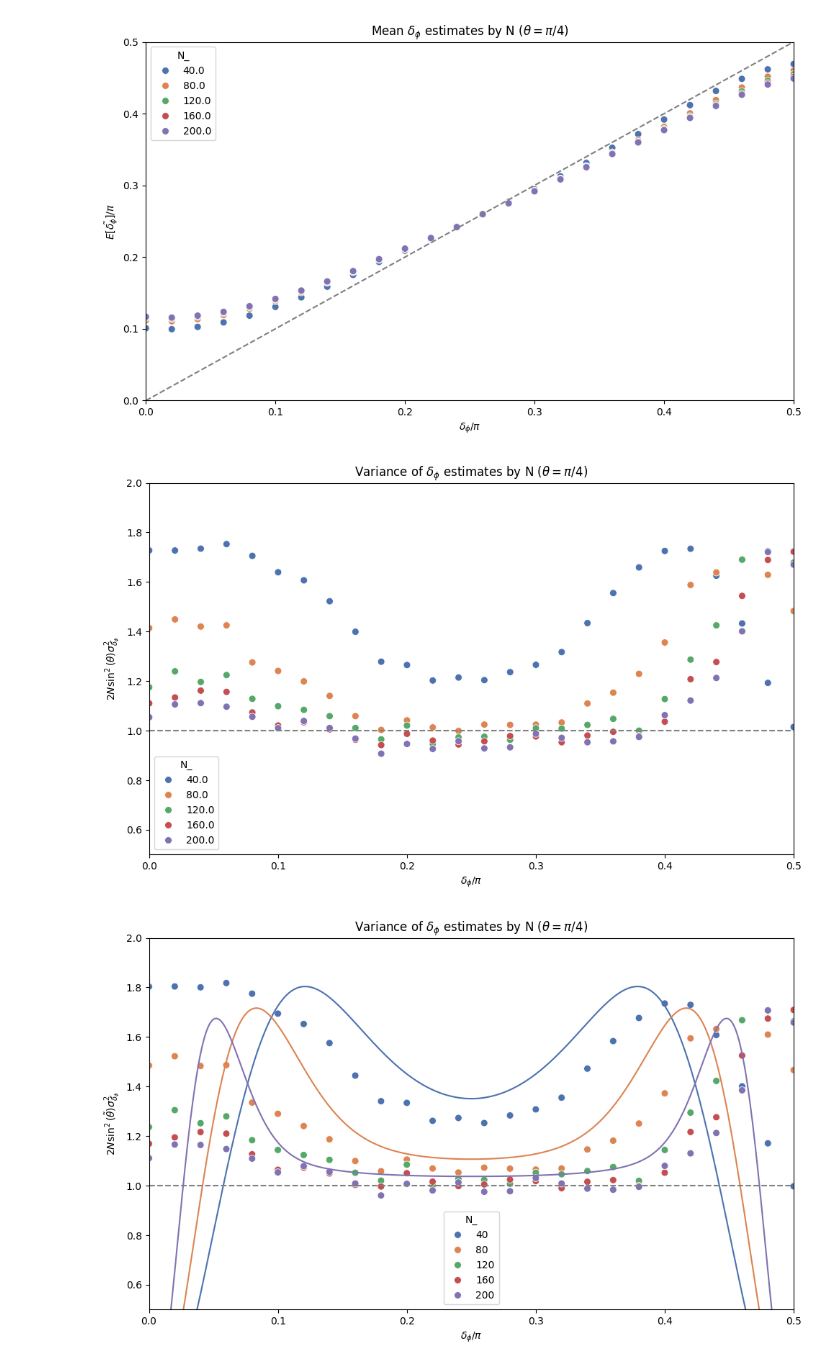
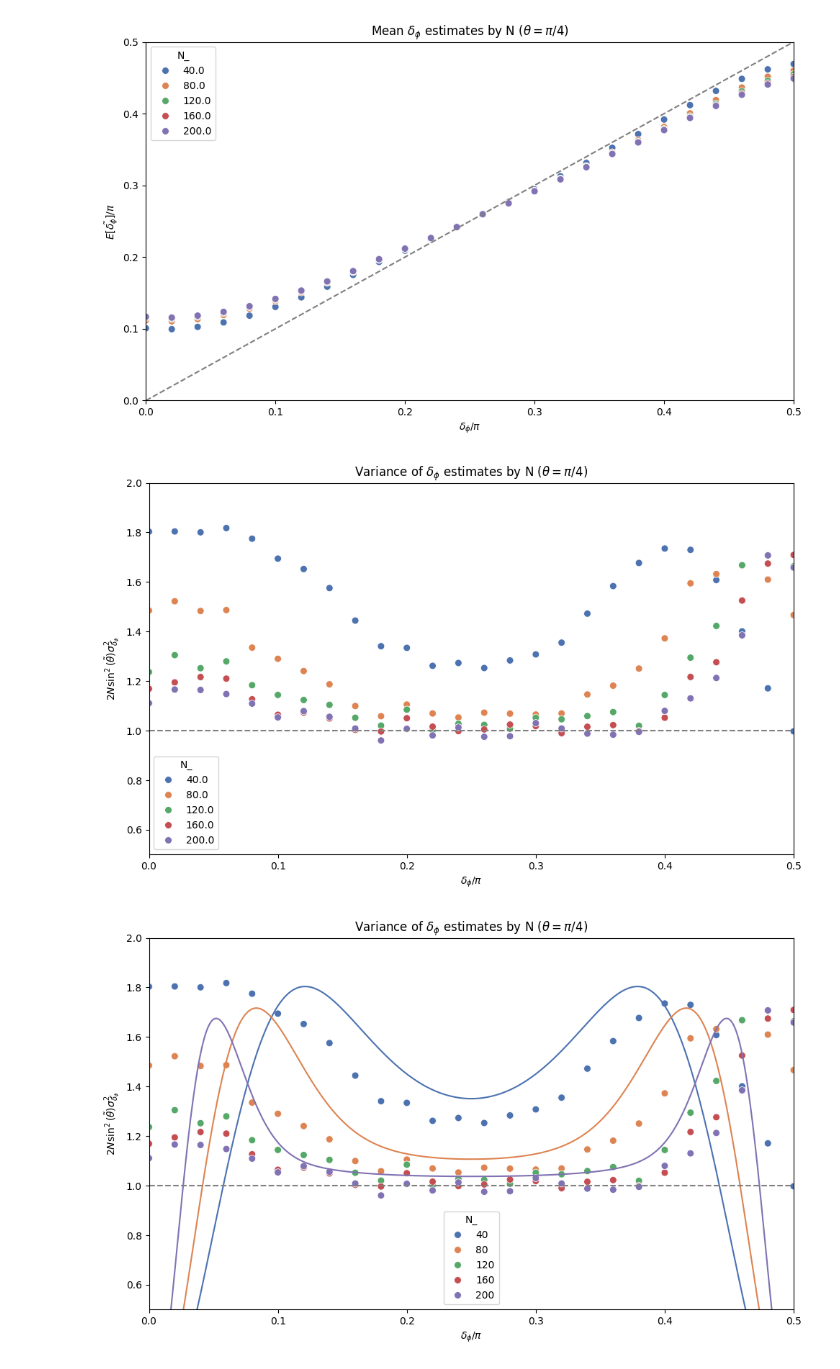
Before and after one commit to josephniblo/multi-parameter-estimation, a Jupyter notebook: multi-parameter-estimation/post-processing/5_analyse_estimates.ipynb, the cells around one changed output. Cells and saved outputs as stored; diff of their text form; code cells hidden in the pictures.

Commit message:
Update plots

```diff
--- a/multi-parameter-estimation/post-processing/5_analyse_estimates.ipynb
+++ b/multi-parameter-estimation/post-processing/5_analyse_estimates.ipynb
@@ -517,35 +659,42 @@ plt.show()
 # %%
 # plot delta_phi_estimates
 plt.figure(figsize=(10, 6))
 sns.scatterplot(
-    data=delta_phi_estimates_theta_pi_over_4[delta_phi_estimates_theta_pi_over_4["N_"].isin([40, 80, 120, 160, 200])],
+    data=delta_phi_estimates_theta_pi_over_4[
+        delta_phi_estimates_theta_pi_over_4["N_"].isin([40, 80, 120, 160, 200])
+    ],
     x=delta_phi_estimates_theta_pi_over_4["delta_phi_"] / np.pi,
-    y=delta_phi_estimates_theta_pi_over_4["delta_phi_estimate_var"] * 2 * delta_phi_estimates_theta_pi_over_4["N_"] * np.sin(delta_phi_estimates_theta_pi_over_4["theta_"]) **2,
+    y=delta_phi_estimates_theta_pi_over_4["delta_phi_estimate_var"]
+    * 2
+    * delta_phi_estimates_theta_pi_over_4["N_"]
+    * np.sin(delta_phi_estimates_theta_pi_over_4["theta_estimate_mean"]) ** 2,
     hue="N_",
     palette="deep",
     s=50,
 )
-plt.xlim(0, 1/2)
+plt.xlim(0, 1 / 2)
 plt.ylim(0.5, 2)
 
 plt.xlabel(r"$\delta_{\phi} / \pi$")
-plt.ylabel(r"$2 N \sin^2(\theta) \sigma ^2 _{\tilde{\delta_{\phi}}}$")
+plt.ylabel(r"$2 N \sin^2(\tilde{\theta}) \sigma ^2 _{\tilde{\delta_{\phi}}}$")
 
 plt.tight_layout()
-plt.axline((0, 1), slope=0, color='gray', linestyle='--')
+plt.axline((0, 1), slope=0, color="gray", linestyle="--")
 
-plt.title(r"$\text{Variance of } \delta_{\phi} \text{ estimates by N }  (\theta = \pi/4)$")
+plt.title(
+    r"$\text{Variance of } \delta_{\phi} \text{ estimates by N }  (\theta = \pi/4)$"
+)
 
 file_name = os.path.join(
     repo_root,
     "multi-parameter-estimation",
     "post-processing",
-    "variance_delta_phi_estimates_by_N_theta_pi_over_4.png"
+    "variance_delta_phi_estimates_by_N_theta_pi_over_4.png",
 )
 plt.savefig(file_name, dpi=300)
 plt.show()
 # %% [output]
-[figure, old version]
+[figure, new version]
 # %%
 import matplotlib.pyplot as plt
 import seaborn as sns
```
Also changed, not shown: parts of 9 cells of this notebook, 6 other files.
